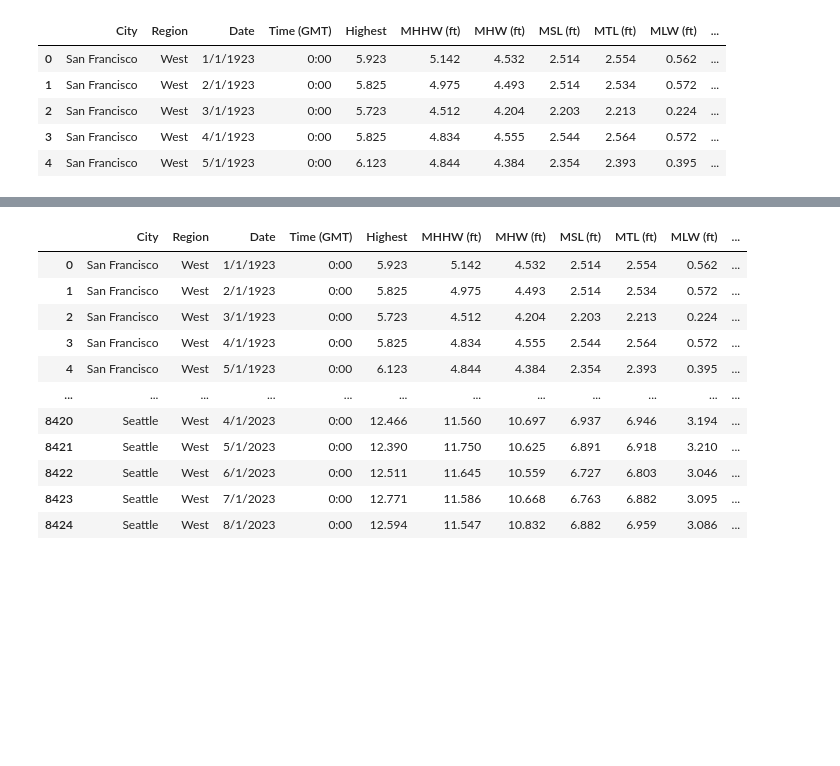
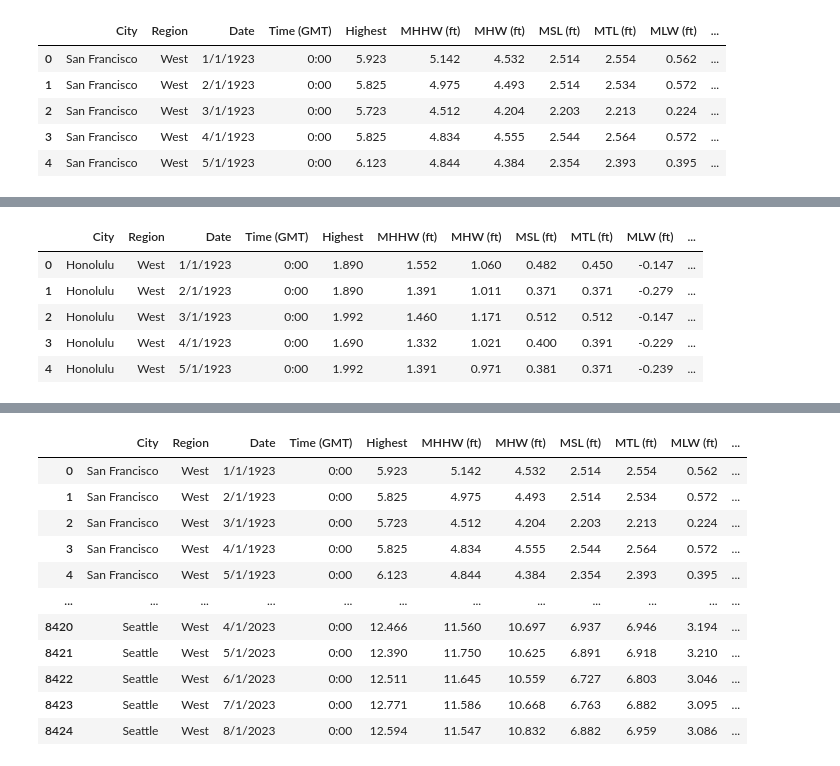
Before and after one commit to Juslima/Project_4, a Jupyter notebook: Project_4.ipynb, the cells around one changed output, grey strips where cells are left out. Cells and saved outputs as stored; diff of their text form; code cells hidden in the pictures; blank space fills up the shorter version.

```diff
--- a/Project_4.ipynb
+++ b/Project_4.ipynb
@@ -36,0 +55,9 @@ San_Francisco.head()
+# %%
+Honolulu.head()
+# %% [output]
+|  | City | Region | Date | Time (GMT) | Highest | MHHW (ft) | MHW (ft) | MSL (ft) | MTL (ft) | MLW (ft) | ... |
+| 0 | Honolulu | West | 1/1/1923 | 0:00 | 1.890 | 1.552 | 1.060 | 0.482 | 0.450 | -0.147 | ... |
+| 1 | Honolulu | West | 2/1/1923 | 0:00 | 1.890 | 1.391 | 1.011 | 0.371 | 0.371 | -0.279 | ... |
+| 2 | Honolulu | West | 3/1/1923 | 0:00 | 1.992 | 1.460 | 1.171 | 0.512 | 0.512 | -0.147 | ... |
+| 3 | Honolulu | West | 4/1/1923 | 0:00 | 1.690 | 1.332 | 1.021 | 0.400 | 0.391 | -0.229 | ... |
+| 4 | Honolulu | West | 5/1/1923 | 0:00 | 1.992 | 1.391 | 0.971 | 0.381 | 0.371 | -0.239 | ... |
```
Also changed, not shown: parts of 10 cells of this notebook, 1 other file.
